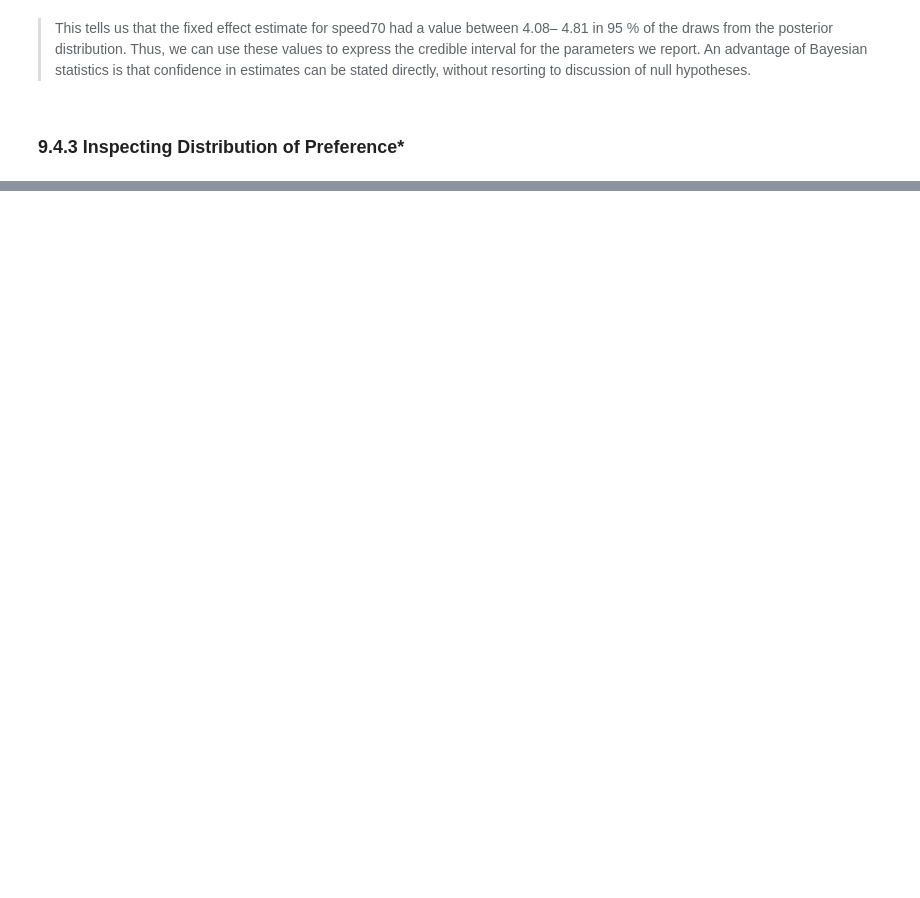
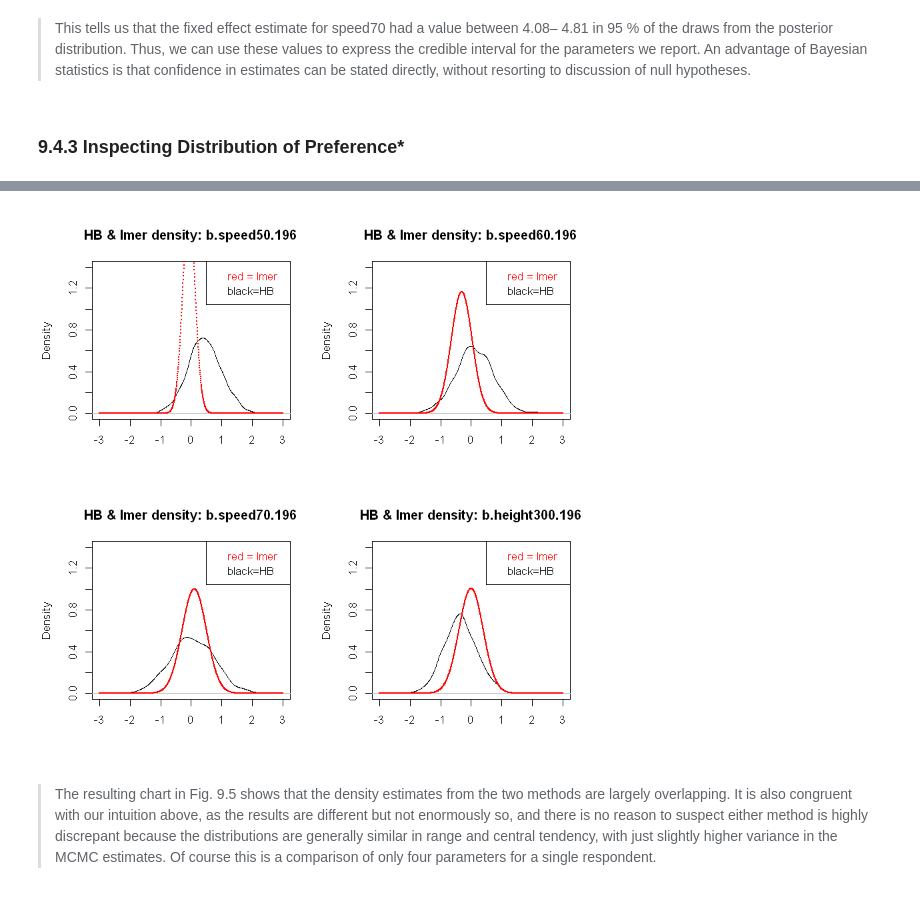
Before and after one commit to LeeChang-Soo/R-for-marketing-analytics, a Jupyter notebook: 9_Additional Linear Modeling Topics.ipynb, the cells around one changed output, grey strips where cells are left out. Cells and saved outputs as stored; diff of their text form; code cells hidden in the pictures; blank space fills up the shorter version.

```diff
--- a/9_Additional Linear Modeling Topics.ipynb
+++ b/9_Additional Linear Modeling Topics.ipynb
@@ -1486,0 +1590,39 @@ hist(ride.constWood$statistics[,1], main='Preference for Wood vs. Steel',
+# %%
+par(mfrow=c(2,2))         # make a 2x2 plot surface
+plot.xlim  = c(-3,3)      # define limits for the x-axis
+for(i in 2:5) {           # first four parameters only, for convenience
+   # plot the MCMC density for random effect i
+    mcmc.col = which(grepl('.196', colnames(ride.mc2$mcmc), fixed=T))[i]
+    plot(density(ride.mc2$mcmc[ , mcmc.col]), xlab='',
+         ylim=c(0, 1.4), xlim=plot.xlim,
+         main = paste('HB & lmer density:',
+                       colnames(ride.mc2$mcmc)[mcmc.col]))
+    # add the HLM density for random effect i
+
+    hlm2.est = ranef(ride.hlm2)$resp.id[196,i]           #mean estimate
+    hlm2.sd  = sqrt(attr(ranef(ride.hlm2, condVar = T)$resp.id,
+                         'postVar')[, , 196][i, i])
+    seq.pts  = seq(from = plot.xlim[1], to=plot.xlim[2], length.out=1000)
+    # .. find density at x-axis points using dnorm() and add that to the plot
+    points(seq.pts, dnorm(seq.pts, mean=hlm2.est, sd=hlm2.sd),
+           col='red', pch=20, cex=0.05)
+    legend('topright', legend=c('red = lmer', 'black=HB'),
+            text.col = c('red', 'black'))
+
+}
+
+# This code is lengthy but should not be difficult for you to deconstruct
+# by this point.
+# The two significant new elements here are that it uses attr(..., "postVar")
+# to obtain the variance of the random effect estimate for the HLM model,
+# and uses dnorm() to obtain a density estimate for 1,000 points
+# that match the HLM parameter distribution estimate, which it adds
+# to the plot with points().
+# %% [output]
+[figure, added]
+# %% [markdown]
+> The resulting chart in Fig. 9.5 shows that the density estimates from the two methods
+are largely overlapping. It is also congruent with our intuition above, as the results
+are different but not enormously so, and there is no reason to suspect either method is
+highly discrepant because the distributions are generally similar in range and central tendency, with just slightly higher variance in the MCMC estimates. Of course this
+is a comparison of only four parameters for a single respondent.
```
Also changed, not shown: parts of 51 cells of this notebook.
